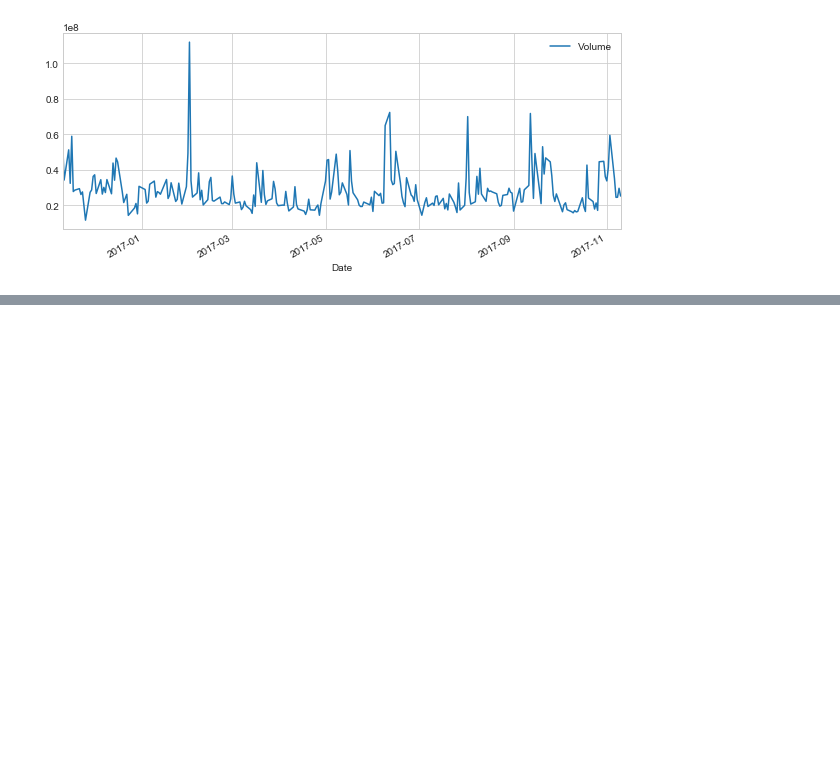
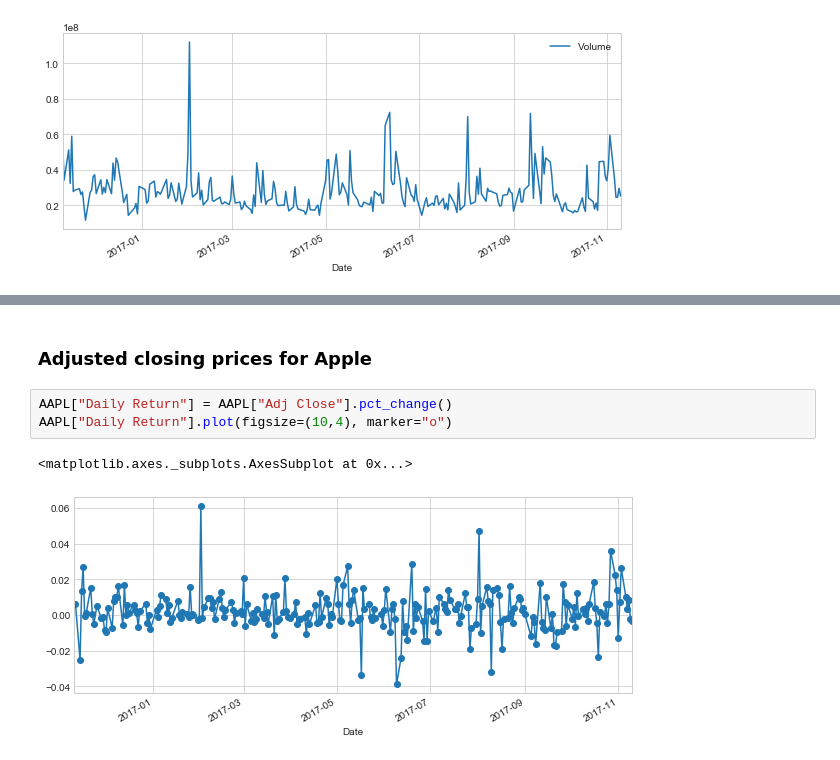
Before and after one commit to anan44/stock_market_analysis, a Jupyter notebook: Stock Market Analysis.ipynb, the cells around one changed output, grey strips where cells are left out. Drawn from its saved outputs; the diff is of its cells as text; blank space fills up the shorter version.

```diff
--- a/Stock Market Analysis.ipynb
+++ b/Stock Market Analysis.ipynb
@@ -68,0 +82,8 @@ AAPL["Volume"].plot(legend=True, figsize=(10,4))
+# %% [markdown]
+### Adjusted closing prices for Apple
+# %%
+AAPL["Daily Return"] = AAPL["Adj Close"].pct_change()
+AAPL["Daily Return"].plot(figsize=(10,4), marker="o")
+# %% [output]
+<matplotlib.axes._subplots.AxesSubplot at 0x...>
+[figure, added]
```
Also changed, not shown: parts of 21 cells of this notebook.
